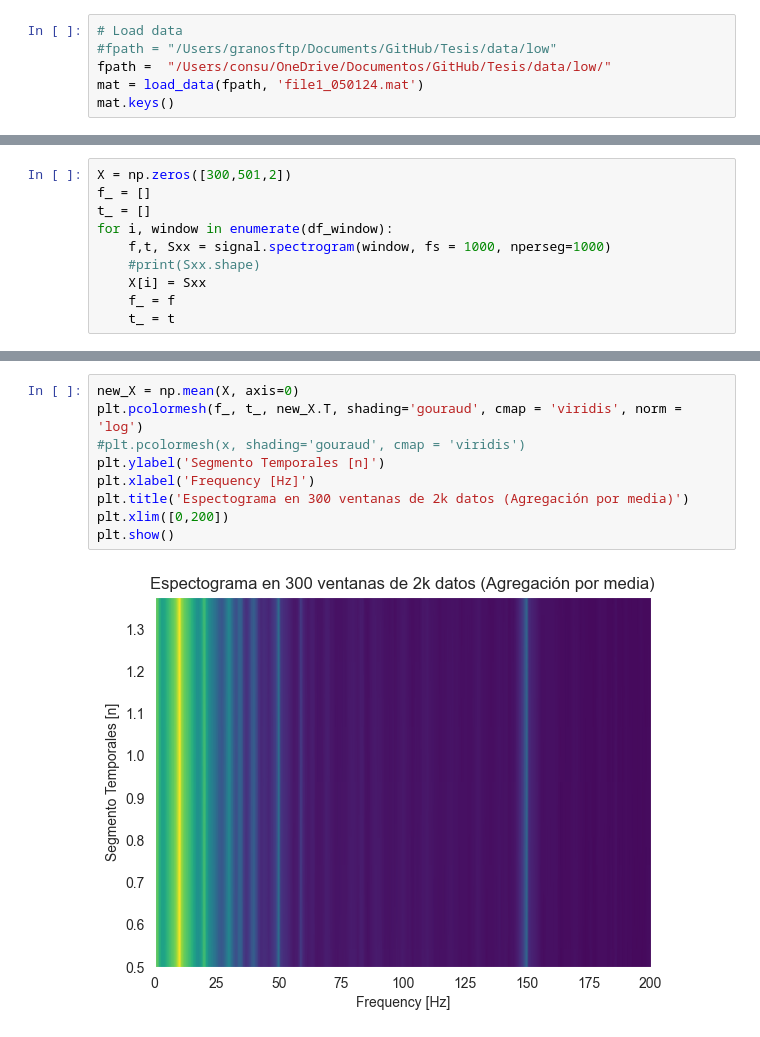
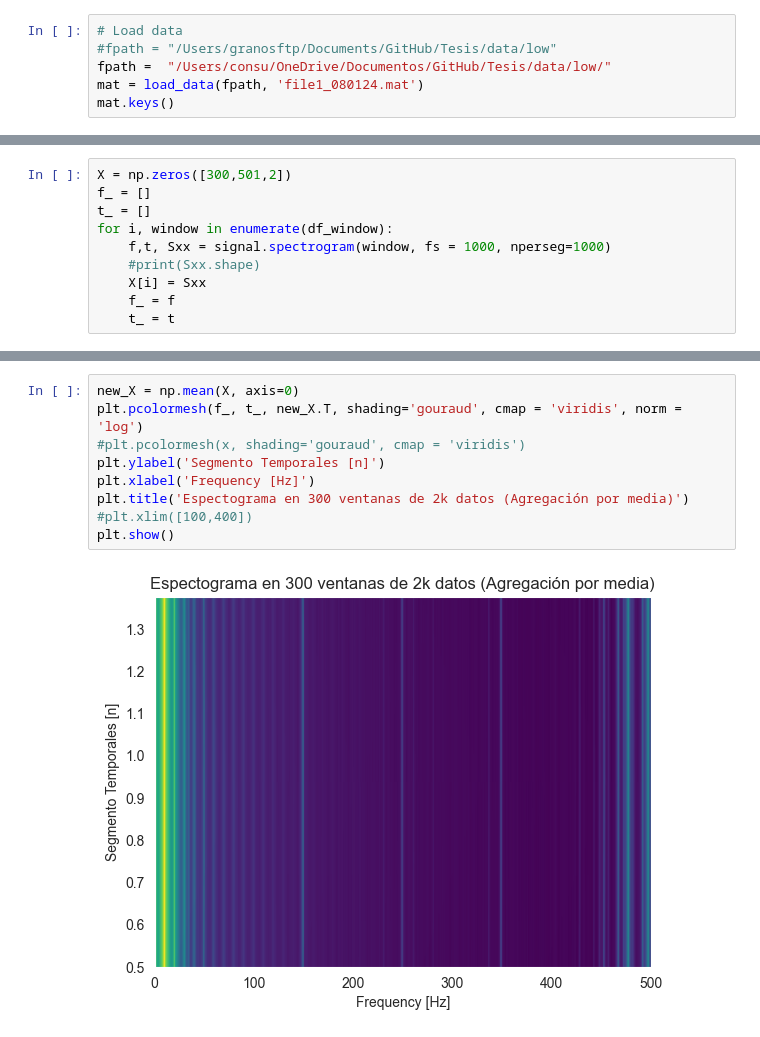
Before and after one commit to consuelorojas/Tesis, a Jupyter notebook: Notebooks/welch_spectogram_ventanas.ipynb, the cells around one changed output, grey strips where cells are left out. Cells and saved outputs as stored; diff of their text form.

```diff
--- a/Notebooks/welch_spectogram_ventanas.ipynb
+++ b/Notebooks/welch_spectogram_ventanas.ipynb
@@ -19,7 +19,7 @@ sns.set_style("darkgrid")
 # Load data
 #fpath = "/Users/granosftp/Documents/GitHub/Tesis/data/low"
 fpath =  "/Users/consu/OneDrive/Documentos/GitHub/Tesis/data/low/"
-mat = load_data(fpath, 'file1_050124.mat')
+mat = load_data(fpath, 'file1_080124.mat')
 mat.keys()
 # %% [output]
 dict_keys(['__header__', '__version__', '__globals__', 'data'])
@@ -98,11 +98,11 @@ plt.show()
 # %%
 new_X = np.mean(X, axis=0)
 plt.pcolormesh(f_, t_, new_X.T, shading='gouraud', cmap = 'viridis', norm = 'log')
 #plt.pcolormesh(x, shading='gouraud', cmap = 'viridis')
 plt.ylabel('Segmento Temporales [n]')
 plt.xlabel('Frequency [Hz]')
 plt.title('Espectograma en 300 ventanas de 2k datos (Agregación por media)')
-plt.xlim([0,200])
+#plt.xlim([100,400])
 plt.show()
 # %% [output]
-[figure, old version]
+[figure, new version]
```
Also changed, not shown: parts of 4 cells of this notebook, 2 other files.
